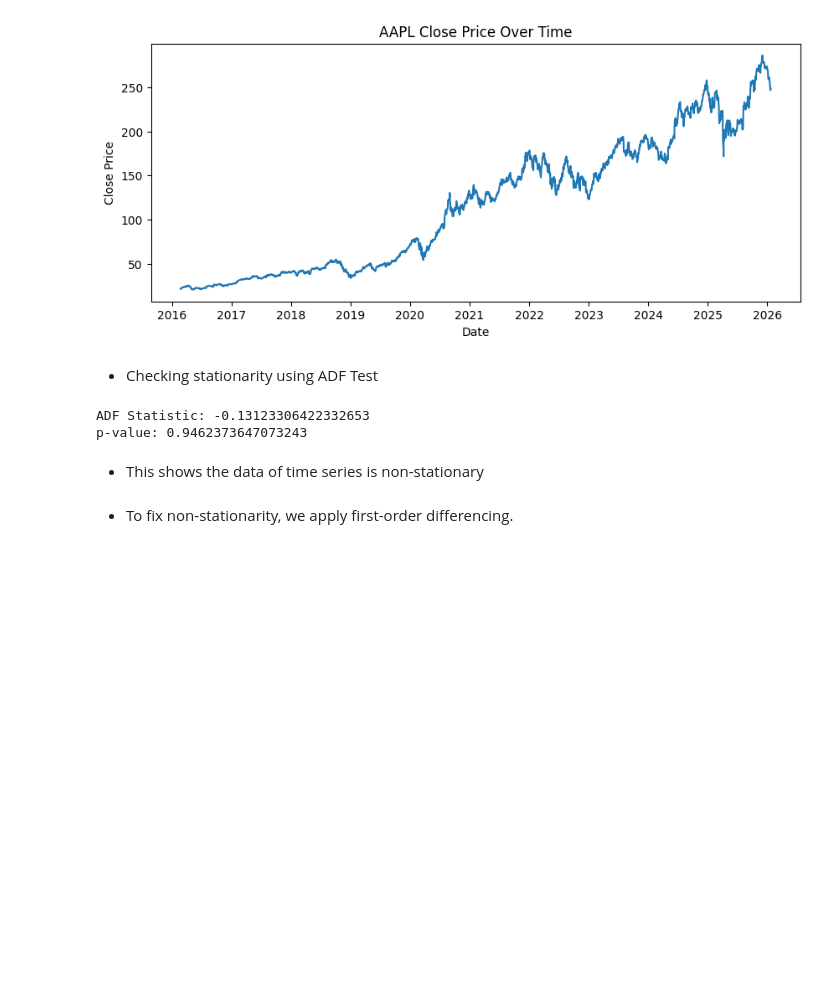
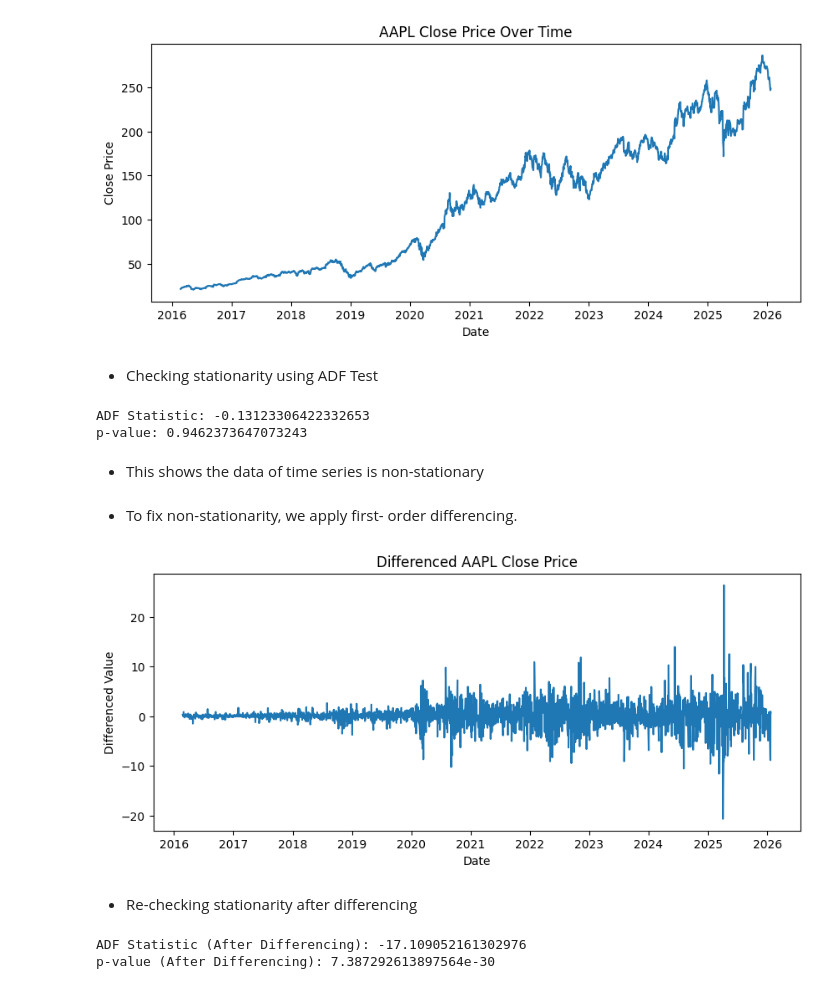
Before and after one commit to Agumekenneth/Time-series-, a Jupyter notebook: practical/ts.ipynb, the cells around one changed output. Drawn from its saved outputs; the diff is of its cells as text; code cells hidden in the pictures; blank space fills up the shorter version.

```diff
--- a/practical/ts.ipynb
+++ b/practical/ts.ipynb
@@ -171,4 +171,31 @@ p-value: 0.9462373647073243
 # %% [markdown]
 - This shows the data of  time series is non-stationary
 # %% [markdown]
-- To fix non-stationarity, we apply first-order differencing.
+- To fix non-stationarity, we apply first- order differencing.
+# %%
+# Apply first differencing
+ts_diff = ts.diff()
+
+# Remove the first NaN value
+ts_diff = ts_diff.dropna()
+
+# Plot differenced series
+plt.figure(figsize=(10, 4))
+plt.plot(ts_diff)
+plt.title("Differenced AAPL Close Price")
+plt.xlabel("Date")
+plt.ylabel("Differenced Value")
+plt.show()
+# %% [output]
+[figure, added]
+# %% [markdown]
+ - Re-checking stationarity after differencing
+# %%
+# ADF test after differencing
+adf_result_diff = adfuller(ts_diff)
+
+print("ADF Statistic (After Differencing):", adf_result_diff[0])
+print("p-value (After Differencing):", adf_result_diff[1])
+# %% [output]
+ADF Statistic (After Differencing): -17.109052161302976
+p-value (After Differencing): 7.387292613897564e-30
```
Also changed, not shown: parts of 3 cells of this notebook.
